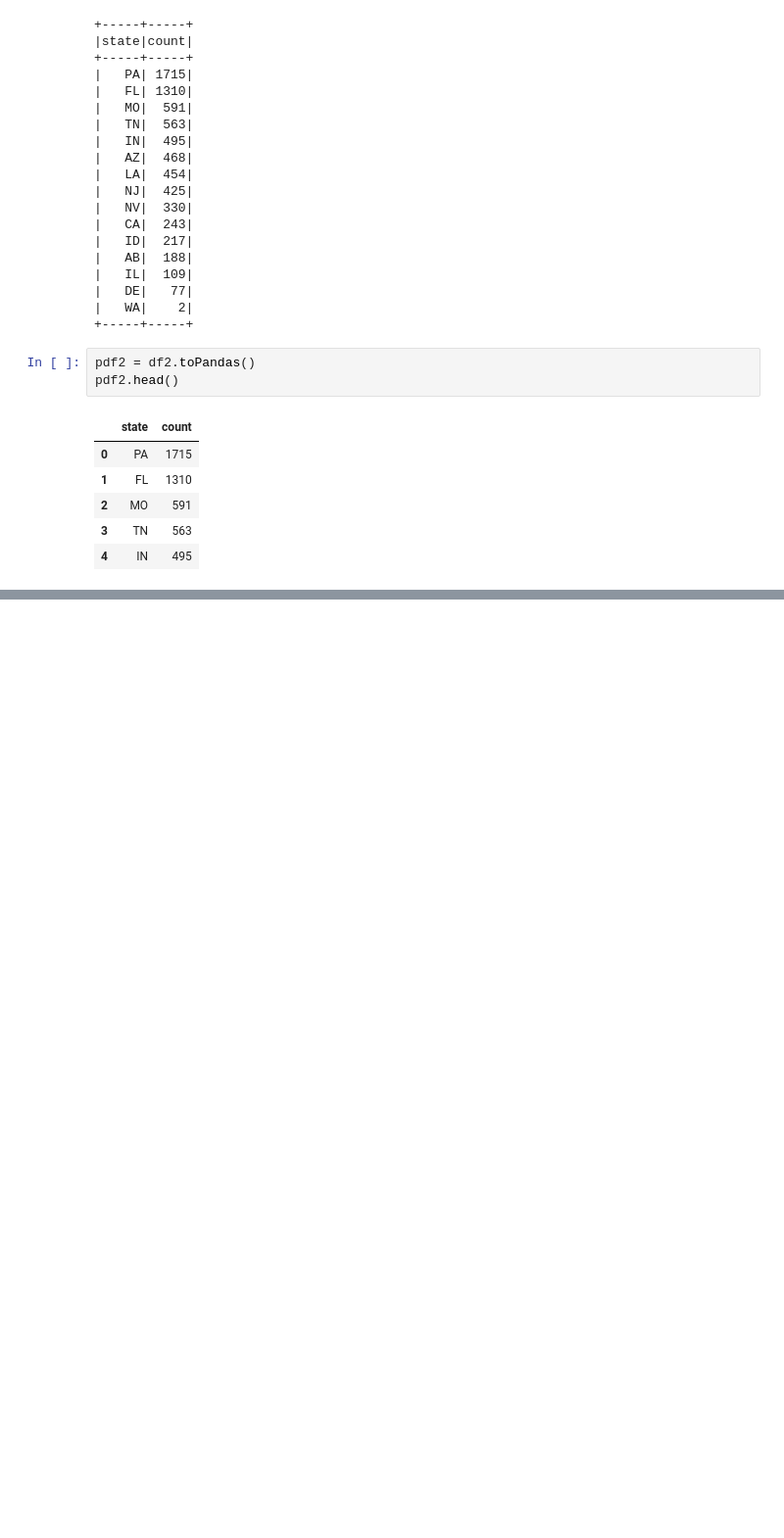
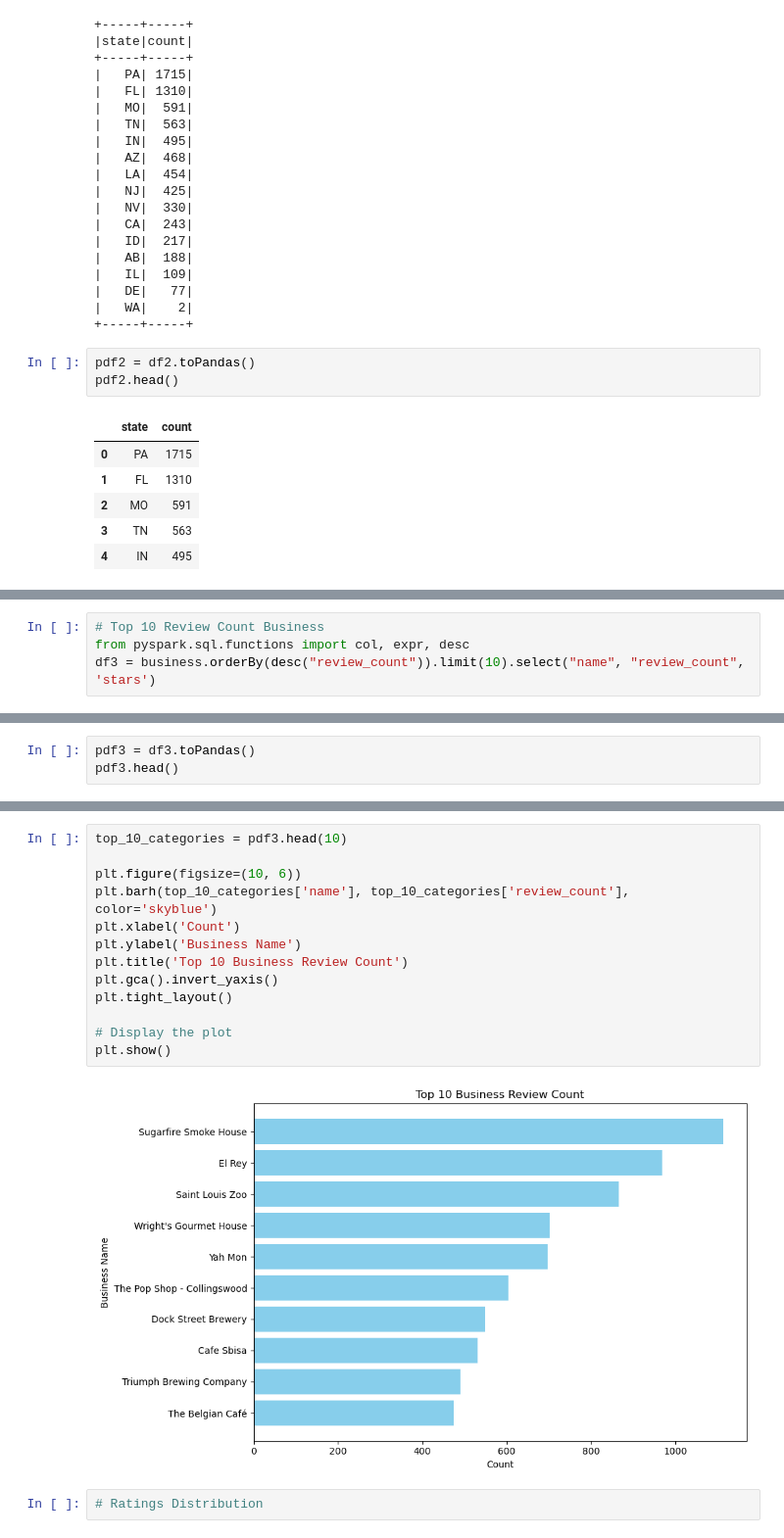
Before and after one commit to sdingx/bdp_summer23, a Jupyter notebook: EDA_Paula.ipynb, the cells around one changed output, grey strips where cells are left out. Shown: that part at 98% size. Cells and saved outputs as stored; diff of their text form; blank space fills up the shorter version.

```diff
--- a/EDA_Paula.ipynb
+++ b/EDA_Paula.ipynb
@@ -211,0 +250,4 @@ fig.show()
+# %%
+# Top 10 Review Count Business
+from pyspark.sql.functions import col, expr, desc
+df3 = business.orderBy(desc("review_count")).limit(10).select("name", "review_count", 'stars')
@@ -211,0 +271,3 @@ fig.show()
+# %%
+pdf3 = df3.toPandas()
+pdf3.head()
@@ -211,0 +281,17 @@ fig.show()
+# %%
+top_10_categories = pdf3.head(10)
+
+plt.figure(figsize=(10, 6))
+plt.barh(top_10_categories['name'], top_10_categories['review_count'], color='skyblue')
+plt.xlabel('Count')
+plt.ylabel('Business Name')
+plt.title('Top 10 Business Review Count')
+plt.gca().invert_yaxis()
+plt.tight_layout()
+
+# Display the plot
+plt.show()
+# %% [output]
+[figure, added]
+# %%
+# Ratings Distribution
```
Also changed, not shown: parts of 20 cells of this notebook.
